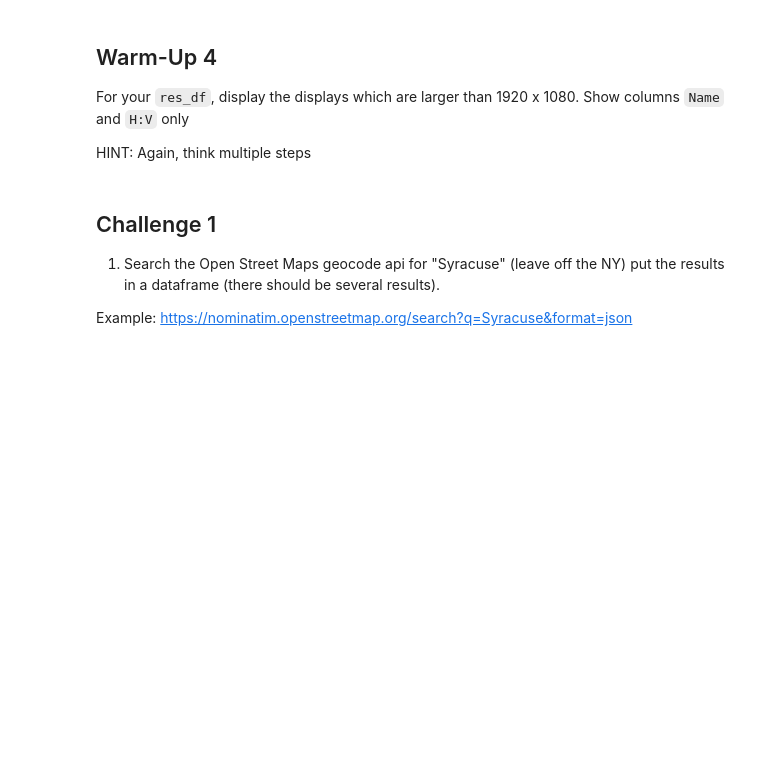
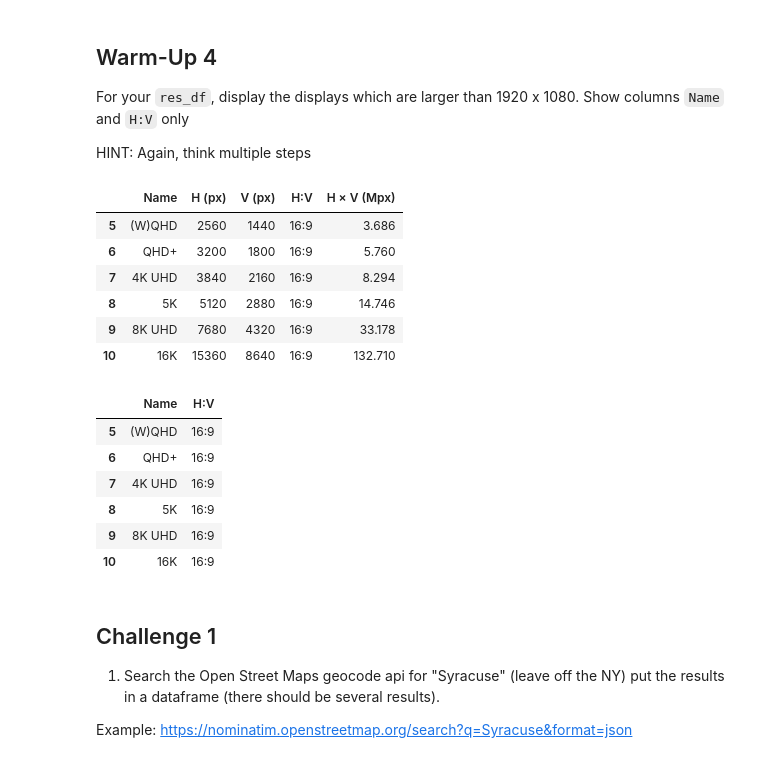
Before and after one commit to ist256/supa2022, a Jupyter notebook: lessons/12-pandas/SmallGroup-Pandas.ipynb, the cells around one changed output. Cells and saved outputs as stored; diff of their text form; code cells hidden in the pictures; blank space fills up the shorter version.

```diff
--- a/lessons/12-pandas/SmallGroup-Pandas.ipynb
+++ b/lessons/12-pandas/SmallGroup-Pandas.ipynb
@@ -43,6 +93,34 @@ HINT: This can be multiple steps
 For your `res_df`, display the displays which are larger than 1920 x 1080. Show columns `Name` and `H:V` only
 
 HINT: Again, think multiple steps
+# %%
+a = res_df[
+    res_df["H (px)"] > 1920
+]
+b = a[
+    a["V (px)"] > 1080
+]
+c = b[
+    ["Name", "H:V"]
+]
+from IPython.display import display
+display(a)
+display(c)
+# %% [output]
+|  | Name | H (px) | V (px) | H:V | H × V (Mpx) |
+| 5 | (W)QHD | 2560 | 1440 | 16:9 | 3.686 |
+| 6 | QHD+ | 3200 | 1800 | 16:9 | 5.760 |
+| 7 | 4K UHD | 3840 | 2160 | 16:9 | 8.294 |
+| 8 | 5K | 5120 | 2880 | 16:9 | 14.746 |
+| 9 | 8K UHD | 7680 | 4320 | 16:9 | 33.178 |
+| 10 | 16K | 15360 | 8640 | 16:9 | 132.710 |
+|  | Name | H:V |
+| 5 | (W)QHD | 16:9 |
+| 6 | QHD+ | 16:9 |
+| 7 | 4K UHD | 16:9 |
+| 8 | 5K | 16:9 |
+| 9 | 8K UHD | 16:9 |
+| 10 | 16K | 16:9 |
 # %% [markdown]
 ## Challenge 1
 
```
Also changed, not shown: parts of 8 cells of this notebook, 7 other files.
